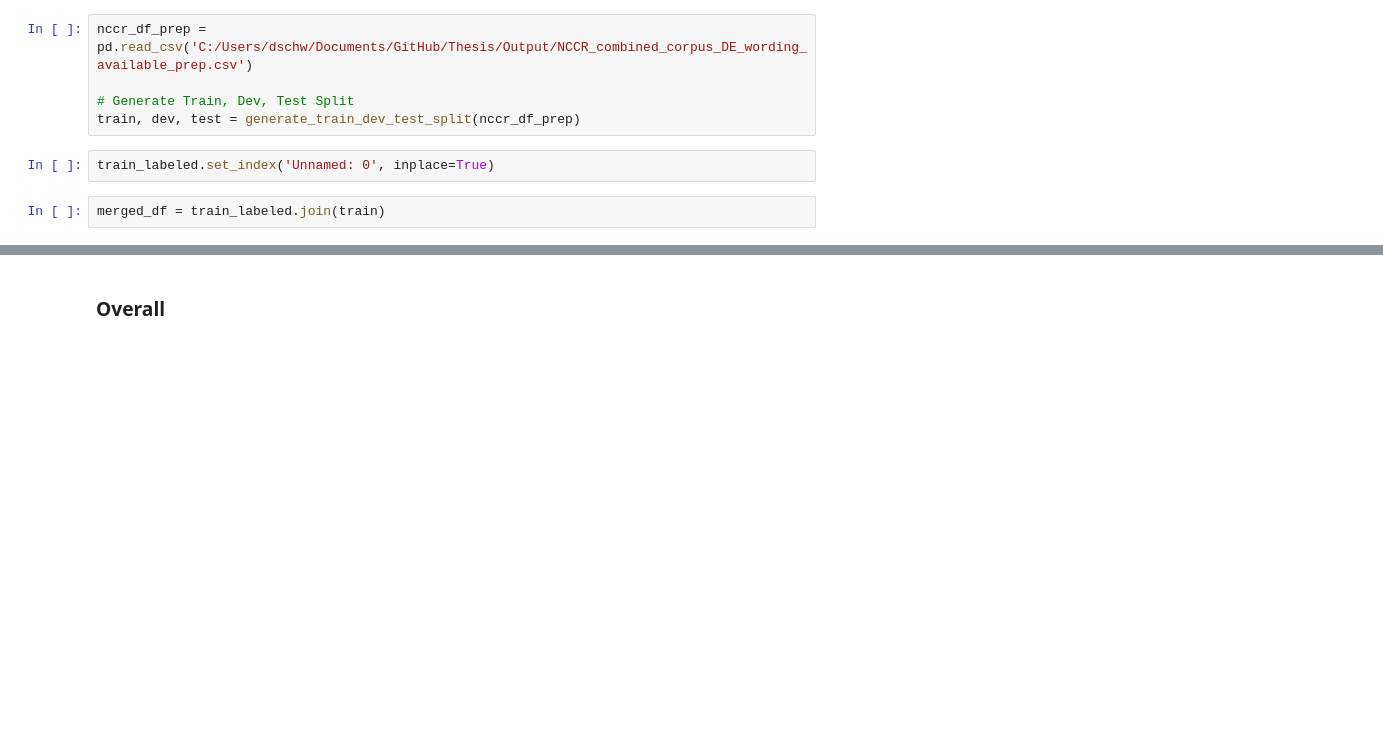
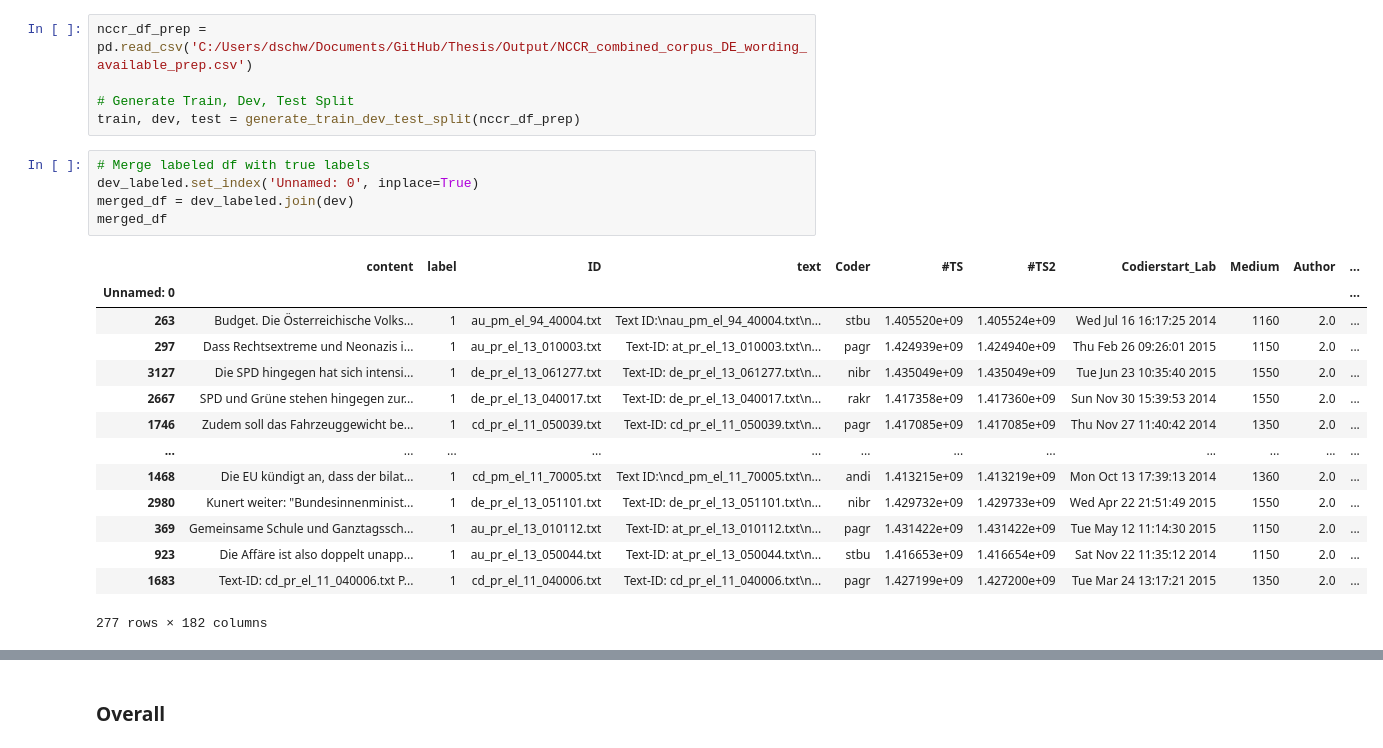
Before and after one commit to dschweim/WeakSupervisionForPopulismDetection, a Jupyter notebook: Notebooks/Interpretation and Error Analysis Label Models.ipynb, the cells around one changed output, grey strips where cells are left out. Drawn from its saved outputs; the diff is of its cells as text; blank space fills up the shorter version.

```diff
--- a/Notebooks/Interpretation and Error Analysis Label Models.ipynb
+++ b/Notebooks/Interpretation and Error Analysis Label Models.ipynb
@@ -26,8 +26,24 @@ nccr_df_prep = pd.read_csv('C:/Users/dschw/Documents/GitHub/Thesis/Output/NCCR_c
 
 # Generate Train, Dev, Test Split
 train, dev, test = generate_train_dev_test_split(nccr_df_prep)
-# %%
-train_labeled.set_index('Unnamed: 0', inplace=True)
 # %%
-merged_df = train_labeled.join(train)
+# Merge labeled df with true labels
+dev_labeled.set_index('Unnamed: 0', inplace=True)
+merged_df = dev_labeled.join(dev)
+merged_df
+# %% [output]
+|  | content | label | ID | text | Coder | #TS | #TS2 | Codierstart_Lab | Medium | Author | ... |
+| Unnamed: 0 |  |  |  |  |  |  |  |  |  |  | ... |
+| 263 | Budget. Die Österreichische Volks... | 1 | au_pm_el_94_40004.txt | Text ID:\nau_pm_el_94_40004.txt\n... | stbu | 1.405520e+09 | 1.405524e+09 | Wed Jul 16 16:17:25 2014 | 1160 | 2.0 | ... |
+| 297 | Dass Rechtsextreme und Neonazis i... | 1 | au_pr_el_13_010003.txt | Text-ID: at_pr_el_13_010003.txt\n... | pagr | 1.424939e+09 | 1.424940e+09 | Thu Feb 26 09:26:01 2015 | 1150 | 2.0 | ... |
+| 3127 | Die SPD hingegen hat sich intensi... | 1 | de_pr_el_13_061277.txt | Text-ID: de_pr_el_13_061277.txt\n... | nibr | 1.435049e+09 | 1.435049e+09 | Tue Jun 23 10:35:40 2015 | 1550 | 2.0 | ... |
+| 2667 | SPD und Grüne stehen hingegen zur... | 1 | de_pr_el_13_040017.txt | Text-ID: de_pr_el_13_040017.txt\n... | rakr | 1.417358e+09 | 1.417360e+09 | Sun Nov 30 15:39:53 2014 | 1550 | 2.0 | ... |
+| 1746 | Zudem soll das Fahrzeuggewicht be... | 1 | cd_pr_el_11_050039.txt | Text-ID: cd_pr_el_11_050039.txt\n... | pagr | 1.417085e+09 | 1.417085e+09 | Thu Nov 27 11:40:42 2014 | 1350 | 2.0 | ... |
+| ... | ... | ... | ... | ... | ... | ... | ... | ... | ... | ... | ... |
+| 1468 | Die EU kündigt an, dass der bilat... | 1 | cd_pm_el_11_70005.txt | Text ID:\ncd_pm_el_11_70005.txt\n... | andi | 1.413215e+09 | 1.413219e+09 | Mon Oct 13 17:39:13 2014 | 1360 | 2.0 | ... |
+| 2980 | Kunert weiter: "Bundesinnenminist... | 1 | de_pr_el_13_051101.txt | Text-ID: de_pr_el_13_051101.txt\n... | nibr | 1.429732e+09 | 1.429733e+09 | Wed Apr 22 21:51:49 2015 | 1550 | 2.0 | ... |
+| 369 | Gemeinsame Schule und Ganztagssch... | 1 | au_pr_el_13_010112.txt | Text-ID: at_pr_el_13_010112.txt\n... | pagr | 1.431422e+09 | 1.431422e+09 | Tue May 12 11:14:30 2015 | 1150 | 2.0 | ... |
+| 923 | Die Affäre ist also doppelt unapp... | 1 | au_pr_el_13_050044.txt | Text-ID: at_pr_el_13_050044.txt\n... | stbu | 1.416653e+09 | 1.416654e+09 | Sat Nov 22 11:35:12 2014 | 1150 | 2.0 | ... |
+| 1683 | Text-ID: cd_pr_el_11_040006.txt P... | 1 | cd_pr_el_11_040006.txt | Text-ID: cd_pr_el_11_040006.txt\n... | pagr | 1.427199e+09 | 1.427200e+09 | Tue Mar 24 13:17:21 2015 | 1350 | 2.0 | ... |
+277 rows × 182 columns
 # %% [markdown]
```
Also changed, not shown: parts of 16 cells of this notebook, 18 other files.
